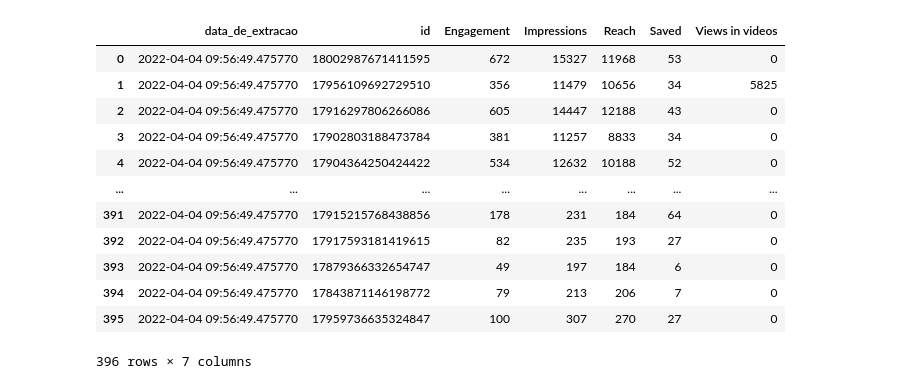
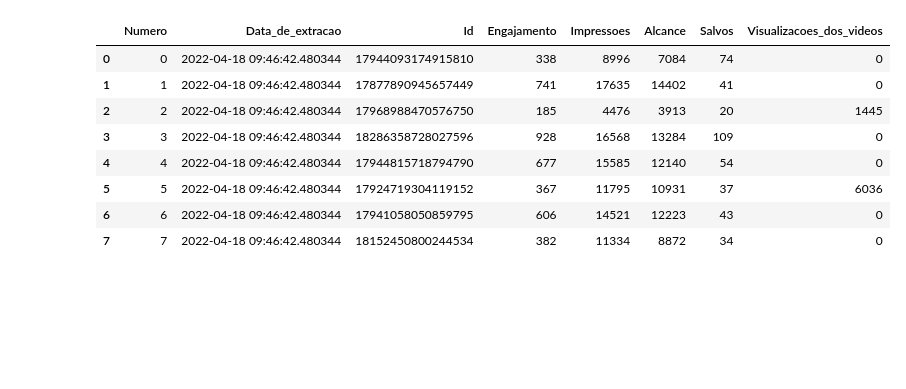
Before and after one commit to viniciusvianavieira/Edufinance, a Jupyter notebook: ApiInstagram/ApiTesteInstagram.ipynb, the cells around one changed output. Drawn from its saved outputs; the diff is of its cells as text; code cells hidden in the pictures; blank space fills up the shorter version.

```diff
--- a/ApiInstagram/ApiTesteInstagram.ipynb
+++ b/ApiInstagram/ApiTesteInstagram.ipynb
@@ -124,9 +99,9 @@ while Existe_proxima_pagina:
 
 
 all_basics_insights = pd.concat(lista_df_insights, ignore_index=True)
-all_basics_insights.columns = ['id', 'Caption', 'Média Product Type','Media Type', 'Permalink', 'Timestamp', 'Username', 'Likes', 'Comments']
+all_basics_insights.columns = ['Id', 'Legenda', 'Local_da_midia','Tipo_da_midia', 'Link', 'UTC_da_postagem', 'Username', 'Likes', 'Comentarios']
 
-
+all_basics_insights['UTC_da_postagem'] = pd.to_datetime(all_basics_insights['UTC_da_postagem'], format='%Y-%m-%d')
 
 all_basics_insights
 # %% [output]
@@ -168,62 +149,43 @@ for i in range(0,len(parametros['id_fotos'])):
-# %%
-media_insight = []
-
-# Loop Over 'Media ID'
-for id in all_basics_insights['id'].to_list():
-    params['latest_media_id'] = id
-
-    # Define URL
-    url = params['endpoint_base'] + params['latest_media_id'] + '/insights'
-
-    # Define Endpoint Parameters
-    endpointParams = dict()
-    endpointParams['metric'] = 'engagement,impressions,reach,saved,video_views'
-    endpointParams['access_token'] = params['access_token']
-
-    # Requests Data
-    data = requests.get(url, endpointParams )
-    json_data_temp = json.loads(data.content)
-
-    try:
-        media_insight.append(list(json_data_temp['data']))
-
-    except:
-        pass
 # %%
 data = datetime.datetime.now()
 
 # Initialize Empty Container
 engagement_list = []
 impressions_list = []
 reach_list = []
 saved_list = []
 video_views = []
 date_time = []
+numero = []
 
 # Loop Over Insights to Fill Container
-for insight in media_insight:
+cont = 0
+for i,insight in enumerate(media_insight):
+    cont = cont + 1
+    numero.append(i)
     engagement_list.append(insight[0]['values'][0]['value'])
     impressions_list.append(insight[1]['values'][0]['value'])
     reach_list.append(insight[2]['values'][0]['value'])
     saved_list.append(insight[3]['values'][0]['value'])
     video_views.append(insight[4]['values'][0]['value'])
     date_time.append(data)
 
+    if cont > 7:
+        break
+
 # Create DataFrame
-df_media_insight = pd.DataFrame(list(zip(date_time,fotos_ids, engagement_list, impressions_list, reach_list, saved_list,video_views)), columns =['data_de_extracao','id' , 'Engagement', 'Impressions', 'Reach', 'Saved','Views in videos'])
+df_media_insight = pd.DataFrame(list(zip(numero,date_time,fotos_ids, engagement_list, impressions_list, reach_list, saved_list,video_views)), columns =['Numero','Data_de_extracao','Id' , 'Engajamento', 'Impressoes', 'Alcance', 'Salvos','Visualizacoes_dos_videos'])
 
 df_media_insight
+
+#pegar quando um post foi postado e pegar a conatgem da semana desse post
 # %% [output]
-|  | data_de_extracao | id | Engagement | Impressions | Reach | Saved | Views in videos |
-| 0 | 2022-04-04 09:56:49.475770 | 18002987671411595 | 672 | 15327 | 11968 | 53 | 0 |
-| 1 | 2022-04-04 09:56:49.475770 | 17956109692729510 | 356 | 11479 | 10656 | 34 | 5825 |
-| 2 | 2022-04-04 09:56:49.475770 | 17916297806266086 | 605 | 14447 | 12188 | 43 | 0 |
-| 3 | 2022-04-04 09:56:49.475770 | 17902803188473784 | 381 | 11257 | 8833 | 34 | 0 |
-| 4 | 2022-04-04 09:56:49.475770 | 17904364250424422 | 534 | 12632 | 10188 | 52 | 0 |
-| ... | ... | ... | ... | ... | ... | ... | ... |
-| 391 | 2022-04-04 09:56:49.475770 | 17915215768438856 | 178 | 231 | 184 | 64 | 0 |
-| 392 | 2022-04-04 09:56:49.475770 | 17917593181419615 | 82 | 235 | 193 | 27 | 0 |
-| 393 | 2022-04-04 09:56:49.475770 | 17879366332654747 | 49 | 197 | 184 | 6 | 0 |
-| 394 | 2022-04-04 09:56:49.475770 | 17843871146198772 | 79 | 213 | 206 | 7 | 0 |
-| 395 | 2022-04-04 09:56:49.475770 | 17959736635324847 | 100 | 307 | 270 | 27 | 0 |
+|  | Numero | Data_de_extracao | Id | Engajamento | Impressoes | Alcance | Salvos | Visualizacoes_dos_videos |
+| 0 | 0 | 2022-04-18 09:46:42.480344 | 17944093174915810 | 338 | 8996 | 7084 | 74 | 0 |
+| 1 | 1 | 2022-04-18 09:46:42.480344 | 17877890945657449 | 741 | 17635 | 14402 | 41 | 0 |
+| 2 | 2 | 2022-04-18 09:46:42.480344 | 17968988470576750 | 185 | 4476 | 3913 | 20 | 1445 |
+| 3 | 3 | 2022-04-18 09:46:42.480344 | 18286358728027596 | 928 | 16568 | 13284 | 109 | 0 |
+| 4 | 4 | 2022-04-18 09:46:42.480344 | 17944815718794790 | 677 | 15585 | 12140 | 54 | 0 |
+| 5 | 5 | 2022-04-18 09:46:42.480344 | 17924719304119152 | 367 | 11795 | 10931 | 37 | 6036 |
+| 6 | 6 | 2022-04-18 09:46:42.480344 | 17941058050859795 | 606 | 14521 | 12223 | 43 | 0 |
+| 7 | 7 | 2022-04-18 09:46:42.480344 | 18152450800244534 | 382 | 11334 | 8872 | 34 | 0 |
-396 rows × 7 columns
```
Also changed, not shown: parts of 14 cells of this notebook, 8 other files.
